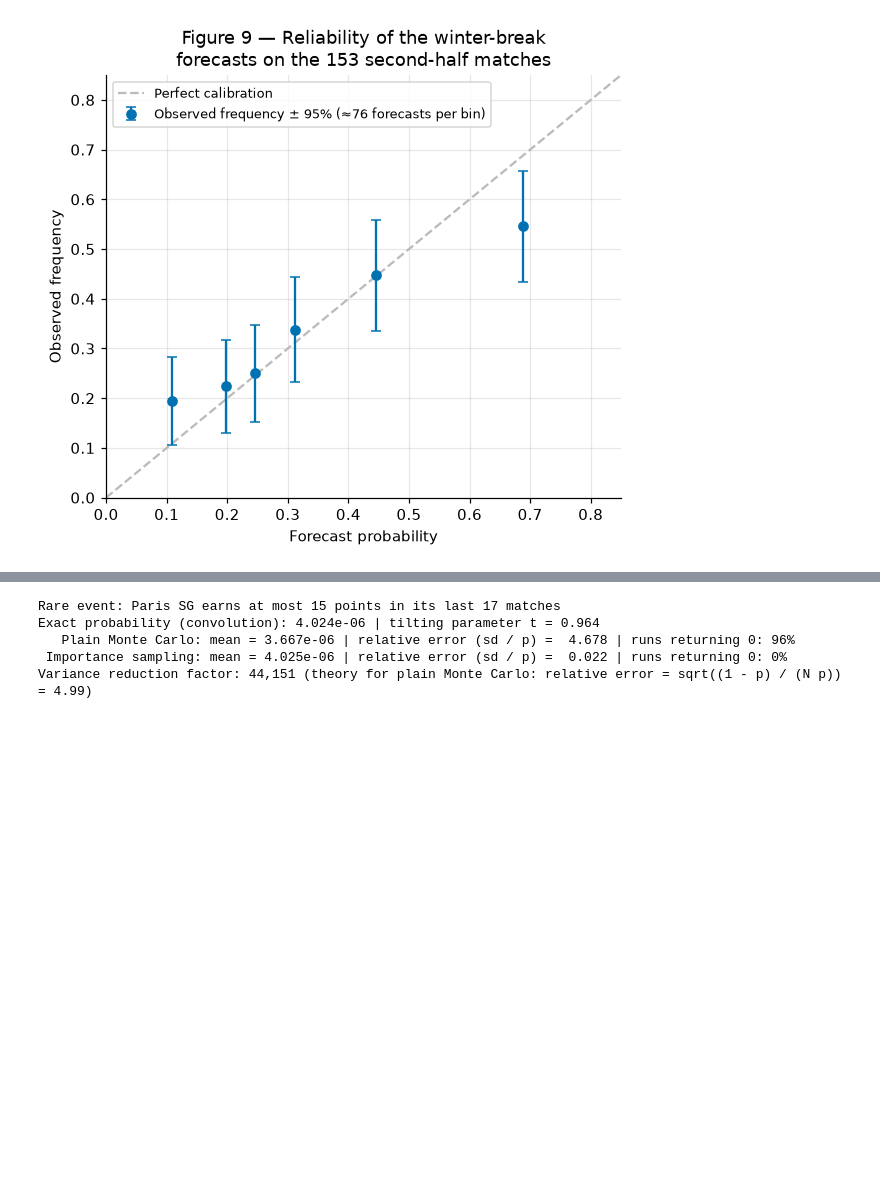
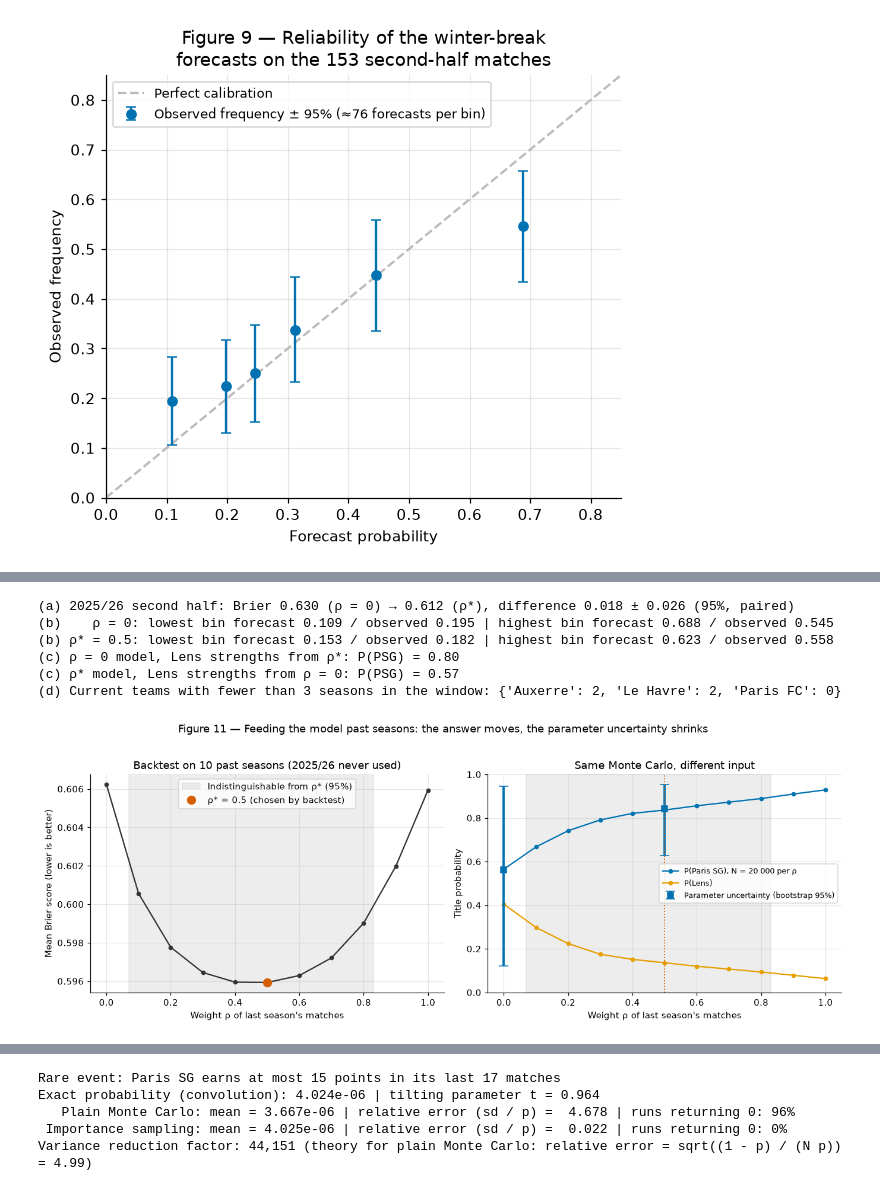
Before and after one commit to aarensberg/monte-carlo, a Jupyter notebook: main.ipynb, the cells around one changed output, grey strips where cells are left out. Cells and saved outputs as stored; diff of their text form; code cells hidden in the pictures; blank space fills up the shorter version.

Commit message:
feat: add past-seasons section showing data, not simulations, reduces model uncertainty

```diff
--- a/main.ipynb
+++ b/main.ipynb
@@ -374,16 +374,17 @@ class PoissonModel:
         return lam_h, lam_a
 
 
-def fit_poisson_model(h, a, hg, ag, n_teams: int = T) -> PoissonModel:
-    """Maximum-likelihood fit by L-BFGS with the analytic gradient, then centring of the strengths."""
+def fit_poisson_model(h, a, hg, ag, n_teams: int = T, weights=None) -> PoissonModel:
+    """(Weighted) maximum-likelihood fit by L-BFGS with the analytic gradient, then centring of the strengths."""
+    w = np.ones(len(h)) if weights is None else np.asarray(weights, dtype=float)
 
     def neg_log_lik(p):
         mu, home, att, dfn = p[0], p[1], p[2:2 + n_teams], p[2 + n_teams:]
         eta_h = mu + home + att[h] - dfn[a]
         eta_a = mu + att[a] - dfn[h]
         lam_h, lam_a = np.exp(eta_h), np.exp(eta_a)
-        value = np.sum(lam_h - hg * eta_h) + np.sum(lam_a - ag * eta_a)  # constant log(x!) terms dropped
-        r_h, r_a = lam_h - hg, lam_a - ag  # derivatives with respect to the linear predictors
+        value = np.sum(w * (lam_h - hg * eta_h)) + np.sum(w * (lam_a - ag * eta_a))  # constant log(x!) terms dropped
+        r_h, r_a = w * (lam_h - hg), w * (lam_a - ag)  # derivatives with respect to the linear predictors
         grad = np.empty_like(p)
         grad[0] = r_h.sum() + r_a.sum()
         grad[1] = r_h.sum()
@@ -1037,0 +1208,61 @@ Improvement over frequencies: 0.036 ± 0.050 (95% CLT, paired over matches)
+# %%
+# Checks behind the interpretation
+# (a) 2025/26 second half, never used to choose ρ: paired comparison over its 153 matches
+q_star = np.column_stack(outcome_probs(*model_star.rates(state.h, state.a)))
+brier_star = ((q_star - o) ** 2).sum(axis=1)
+d25 = brier_model - brier_star
+print(f"(a) 2025/26 second half: Brier {brier_model.mean():.3f} (ρ = 0) → {brier_star.mean():.3f} (ρ*), "
+      f"difference {d25.mean():.3f} ± {z * d25.std(ddof=1) / np.sqrt(d25.size):.3f} (95%, paired)")
+
+# (b) Calibration extremes: lowest and highest of six equal-count forecast bins
+for label, q_ in (("ρ = 0", q_model), (f"ρ* = {RHO_STAR}", q_star)):
+    qf = q_.ravel()
+    bins_ = np.clip(np.searchsorted(np.quantile(qf, np.linspace(0, 1, 7)), qf, side="right") - 1, 0, 5)
+    lo_, hi_ = ((qf[bins_ == k].mean(), o_flat[bins_ == k].mean()) for k in (0, 5))
+    print(f"(b) {label:>8}: lowest bin forecast {lo_[0]:.3f} / observed {lo_[1]:.3f} | highest bin forecast {hi_[0]:.3f} / observed {hi_[1]:.3f}")
+
+# (c) Where does the shift come from? Swap Lens's strengths between the two fits (approximate: μ and h differ)
+for label, base_m, donor in (("ρ = 0 model, Lens strengths from ρ*", model, model_star),
+                             ("ρ* model, Lens strengths from ρ = 0", model_star, model)):
+    att_, dfn_ = base_m.att.copy(), base_m.dfn.copy()
+    att_[LENS], dfn_[LENS] = donor.att[LENS], donor.dfn[LENS]
+    swapped = PoissonModel(mu=base_m.mu, home=base_m.home, att=att_, dfn=dfn_)
+    print(f"(c) {label}: P(PSG) = {np.mean(simulate_seasons(swapped, state, 20_000, make_rng(13))[1][:, PSG] == 0):.2f}")
+
+# (d) Ligue 1 seasons available in the 10-season window for each current team
+n_seasons = {t: league[(league.season >= 2015) & (league.season < 2025) & (league.home == t)].season.nunique() for t in TEAMS}
+print("(d) Current teams with fewer than 3 seasons in the window:", {t: n for t, n in n_seasons.items() if n < 3})
+# %% [output]
+(a) 2025/26 second half: Brier 0.630 (ρ = 0) → 0.612 (ρ*), difference 0.018 ± 0.026 (95%, paired)
+(b)    ρ = 0: lowest bin forecast 0.109 / observed 0.195 | highest bin forecast 0.688 / observed 0.545
+(b) ρ* = 0.5: lowest bin forecast 0.153 / observed 0.182 | highest bin forecast 0.623 / observed 0.558
+(c) ρ = 0 model, Lens strengths from ρ*: P(PSG) = 0.80
+(c) ρ* model, Lens strengths from ρ = 0: P(PSG) = 0.57
+(d) Current teams with fewer than 3 seasons in the window: {'Auxerre': 2, 'Le Havre': 2, 'Paris FC': 0}
+# %%
+fig, axes = plt.subplots(1, 2, figsize=(12.5, 4.6))
+ax = axes[0]
+ax.axvspan(PLATEAU.min() - 0.03, PLATEAU.max() + 0.03, color=COL["other"], alpha=0.25, label="Indistinguishable from ρ* (95%)")
+ax.plot(mean_bt.index, mean_bt.values, color=COL["exact"], marker="o", ms=4)
+ax.plot(RHO_STAR, mean_bt[RHO_STAR], "o", color=COL["hoeff"], ms=9, label=f"ρ* = {RHO_STAR} (chosen by backtest)")
+ax.set(xlabel="Weight ρ of last season's matches", ylabel="Mean Brier score (lower is better)",
+       title="Backtest on 10 past seasons (2025/26 never used)")
+ax.legend()
+
+ax = axes[1]
+ax.plot(RHOS, [p_rho[r][0] for r in RHOS], color=COL["psg"], marker="o", ms=4, label="P(Paris SG), N = 20 000 per ρ")
+ax.plot(RHOS, [p_rho[r][1] for r in RHOS], color=COL["lens"], marker="o", ms=4, label="P(Lens)")
+for x, lo_hi, p_ in ((0.0, np.percentile(boot[:, PSG], [2.5, 97.5]), p_hat[PSG]),
+                     (RHO_STAR, np.percentile(boot_star, [2.5, 97.5]), p_star[PSG])):
+    ax.errorbar(x, p_, yerr=[[p_ - lo_hi[0]], [lo_hi[1] - p_]], fmt="s", color=COL["psg"], ms=7, capsize=5, lw=2.5,
+                label="Parameter uncertainty (bootstrap 95%)" if x == 0 else None)
+ax.axvline(RHO_STAR, color=COL["hoeff"], ls=":", lw=1.2)
+ax.axvspan(PLATEAU.min() - 0.03, PLATEAU.max() + 0.03, color=COL["other"], alpha=0.25)
+ax.set(xlabel="Weight ρ of last season's matches", ylabel="Title probability", ylim=(0, 1),
+       title="Same Monte Carlo, different input")
+ax.legend(fontsize=8.5, loc="center right")
+fig.suptitle("Figure 11 — Feeding the model past seasons: the answer moves, the parameter uncertainty shrinks", y=1.02)
+plt.tight_layout()
+plt.show()
+# %% [output]
+[figure, added]
```
Also changed, not shown: parts of 10 cells of this notebook, 2 other files.
